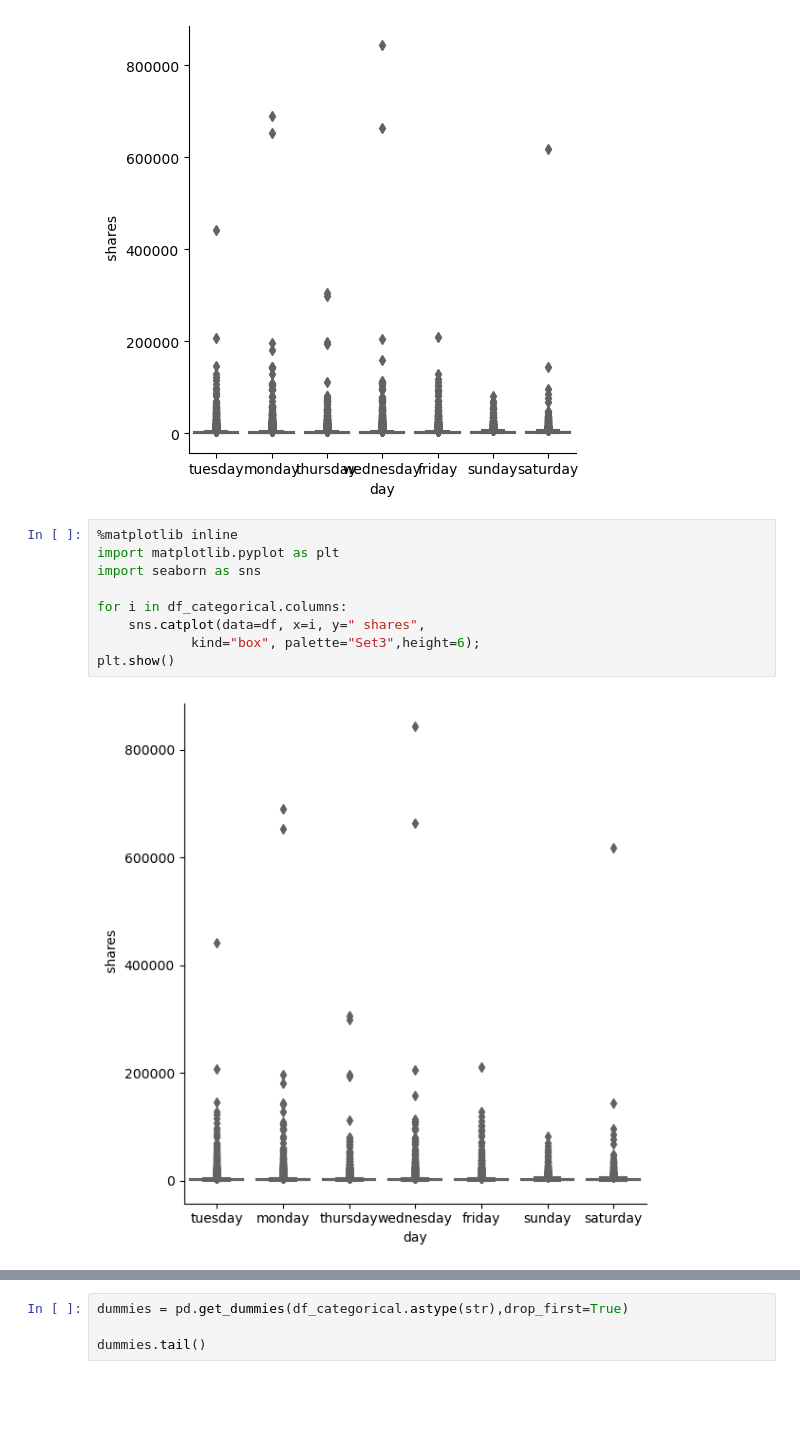
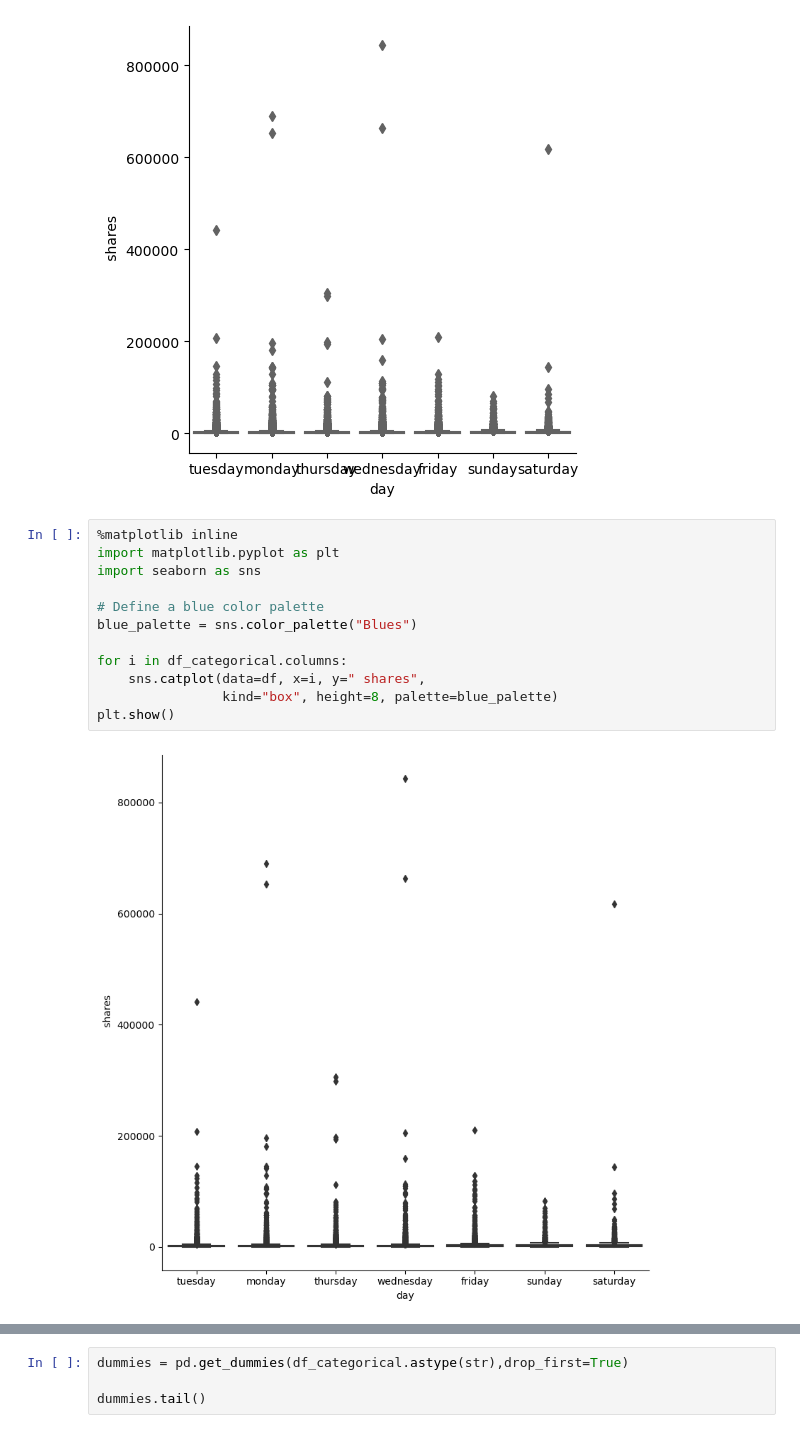
Before and after one commit to JacopoBulgarelli/ML-Project-PoliMi, a Jupyter notebook: final notebook.ipynb, the cells around one changed output, grey strips where cells are left out. Drawn from its saved outputs; the diff is of its cells as text; blank space fills up the shorter version.

```diff
--- a/final notebook.ipynb
+++ b/final notebook.ipynb
@@ -136,11 +136,14 @@ sns.catplot(data=df, x="day", y=" shares",kind="box", palette="Set3")
 # %%
 %matplotlib inline
 import matplotlib.pyplot as plt
 import seaborn as sns
 
+# Define a blue color palette
+blue_palette = sns.color_palette("Blues")
+
 for i in df_categorical.columns:
     sns.catplot(data=df, x=i, y=" shares",
-            kind="box", palette="Set3",height=6);
+                kind="box", height=8, palette=blue_palette)
 plt.show()
 # %% [output]
-[figure, old version]
+[figure, new version]
```
Also changed, not shown: parts of 8 cells of this notebook.
